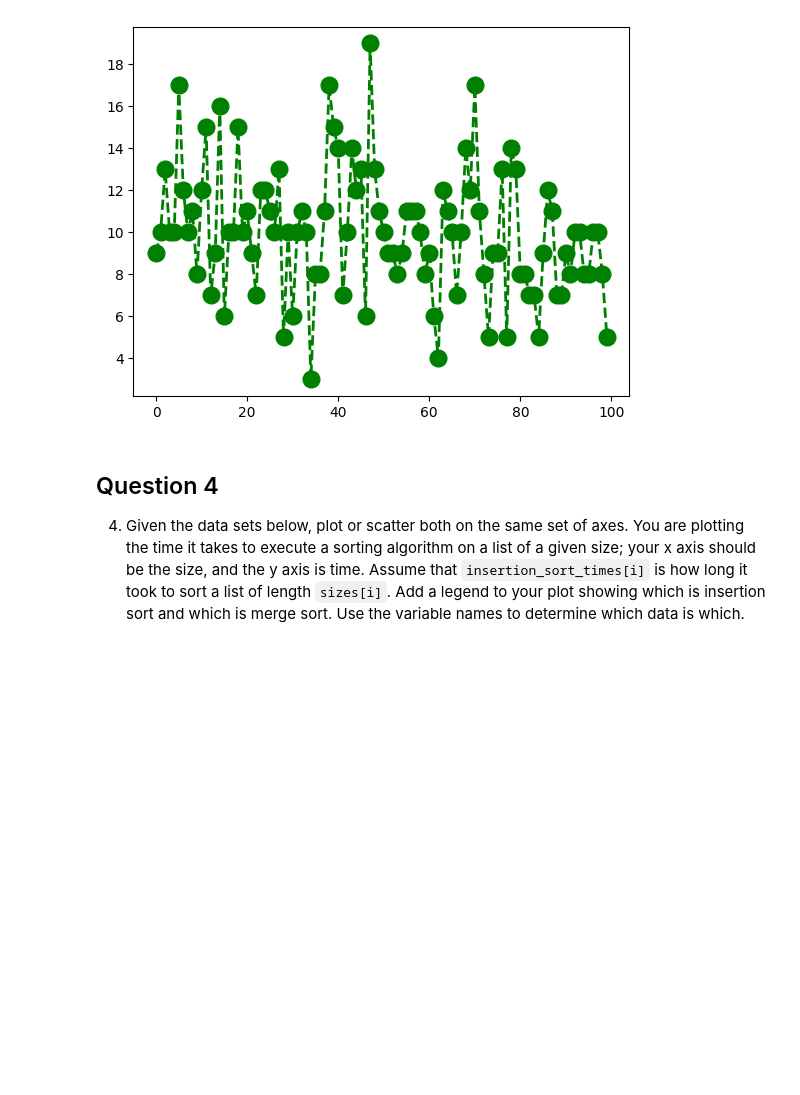
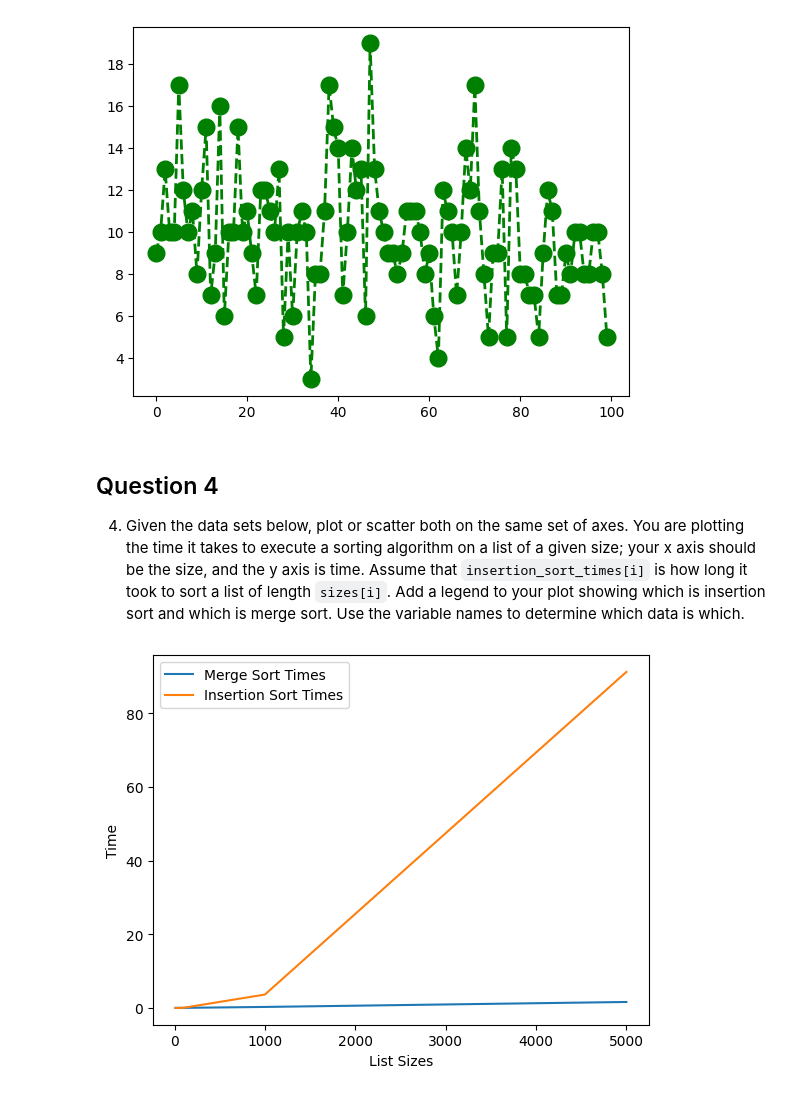
Before and after one commit to JSellinger/pyplot, a Jupyter notebook: pyplot.ipynb, the cells around one changed output. Drawn from its saved outputs; the diff is of its cells as text; code cells hidden in the pictures; blank space fills up the shorter version.

Commit message:
Question 4 answered

```diff
--- a/pyplot.ipynb
+++ b/pyplot.ipynb
@@ -99,3 +99,20 @@ plt.show()
 sizes = [10, 20, 50, 100, 1000, 5000]
 insertion_sort_times = [0.0010252999999999998, 0.0027026999999999954, 0.010147200000000002, 0.0381137, 3.6303399, 91.2180796]
 merge_sort_times = [0.00161889999999687, 0.003635600000009731, 0.0090655000000055, 0.020108000000007564, 0.2687474000000094, 1.6147050999999948]
+# %%
+#tick_label does the some work as plt.xticks()
+
+plt.plot(sizes, merge_sort_times, label = "Merge Sort Times")
+plt.plot(sizes, insertion_sort_times, label = "Insertion Sort Times")
+
+#add legend
+plt.legend()
+
+#add legend labels
+plt.xlabel("List Sizes")
+plt.ylabel("Time")
+
+plt.savefig('question4_plot.png')
+plt.show()
+# %% [output]
+[figure, added]
```
Also changed, not shown: 1 other file.
